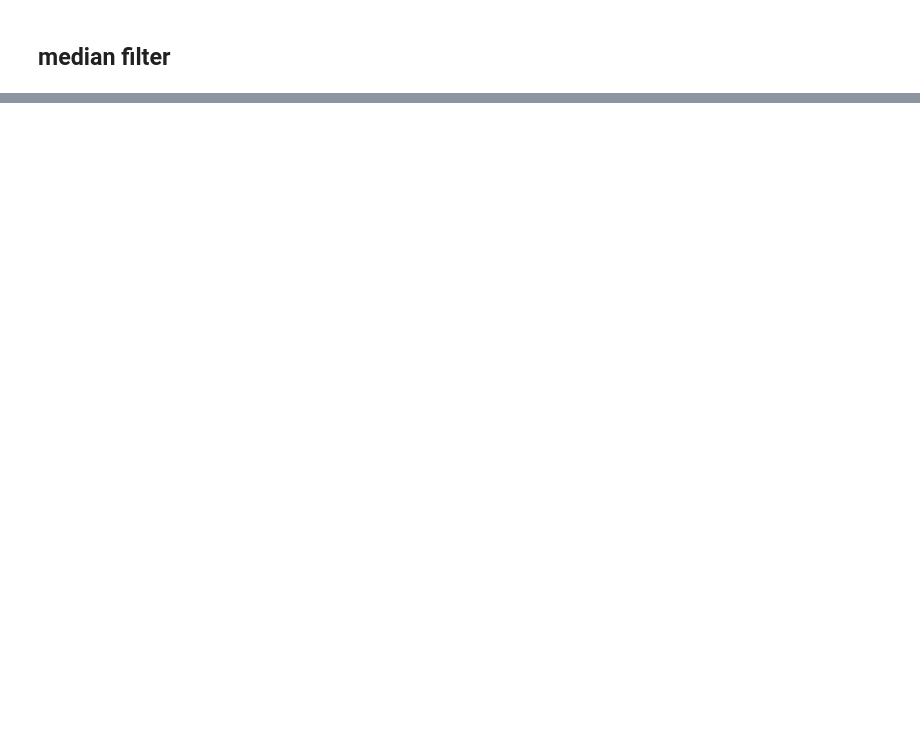
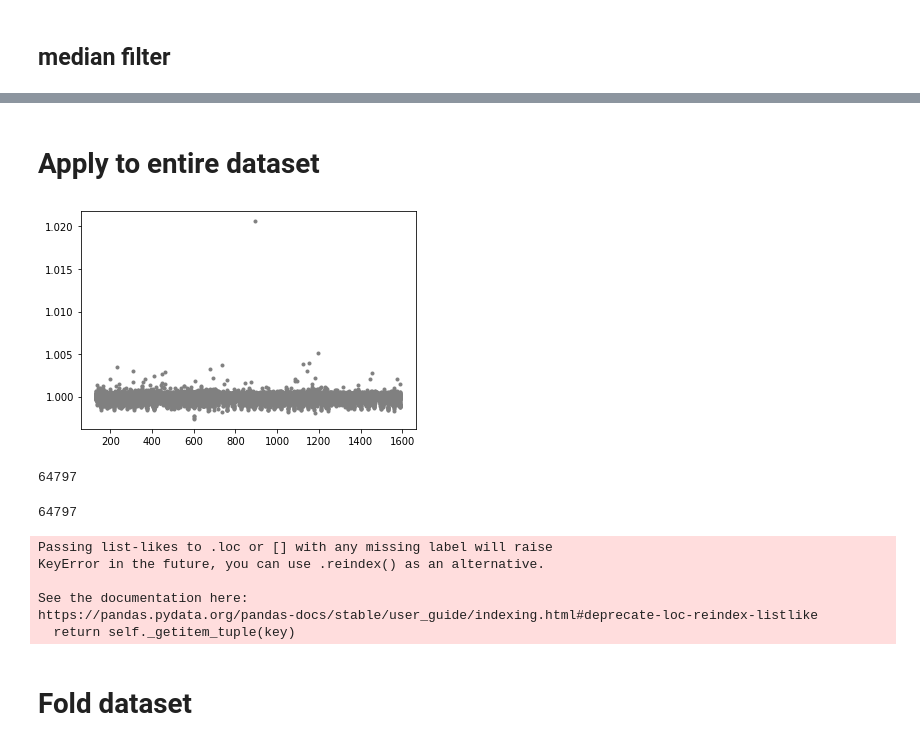
Before and after one commit to yb373/PH30116-report, a Jupyter notebook: Light curve fitting experiments.ipynb, the cells around one changed output, grey strips where cells are left out. Cells and saved outputs as stored; diff of their text form; code cells hidden in the pictures; blank space fills up the shorter version.

```diff
--- a/Light curve fitting experiments.ipynb
+++ b/Light curve fitting experiments.ipynb
@@ -200,0 +202,50 @@ pylab.xlim(661,665)
+# %% [markdown]
+# Apply to entire dataset
+# %%
+full_dataset_t = []
+full_dataset_flux = []
+full_dataset_error = []     ######## double check how errors propogate!
+
+for lcfile in glob.glob('Data/Object%slc/kplr*.fits' %(mykepler)):
+    tmp = fits.open(lcfile)
+    t = tmp[1].data['TIME']
+    flux_raw = tmp[1].data['PDCSAP_FLUX']
+    error = tmp[1].data['PDCSAP_FLUX_ERR']
+
+    #remove nans
+    nonan = ~np.isnan(flux_raw)
+    t = t[nonan]
+    flux_raw = flux_raw[nonan]
+    error = error[nonan]
+
+    #plot
+    testfil = medfilt(flux_raw, kernel_size=75) ##kernel_size is the size of the window over which the median is calculated
+    flux_normalised = flux_raw/testfil
+
+    pylab.plot(t, flux_normalised, ls='None', marker='.', c='grey', label='Data')
+
+    full_dataset_t.extend(t)
+    full_dataset_flux.extend(flux_normalised)
+    full_dataset_error.extend(error)
+# %% [output]
+[figure, added]
+# %%
+len(full_dataset_error)
+# %% [output]
+64797
+# %%
+len(full_dataset_flux)
+# %% [output]
+64797
+# %%
+full_data = pd.DataFrame({'t':full_dataset_t, 'flux':full_dataset_flux, 'error': full_dataset_error})
+full_data.to_csv('normalised_dataset.csv', columns = ['#JD', 'mag', 'error'])
+# %% [output]
+Passing list-likes to .loc or [] with any missing label will raise
+KeyError in the future, you can use .reindex() as an alternative.
+
+See the documentation here:
+https://pandas.pydata.org/pandas-docs/stable/user_guide/indexing.html#deprecate-loc-reindex-listlike
+  return self._getitem_tuple(key)
+# %% [markdown]
+# Fold dataset
```
Also changed, not shown: parts of 11 cells of this notebook, 9 other files.
